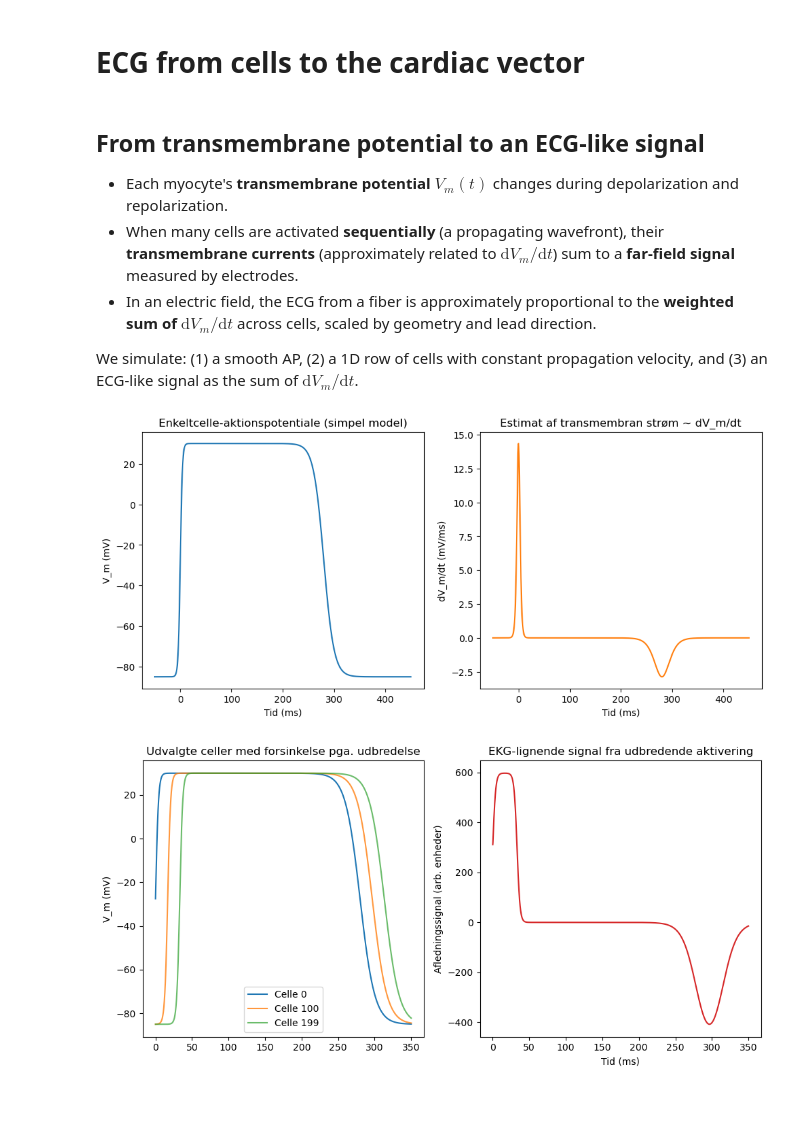
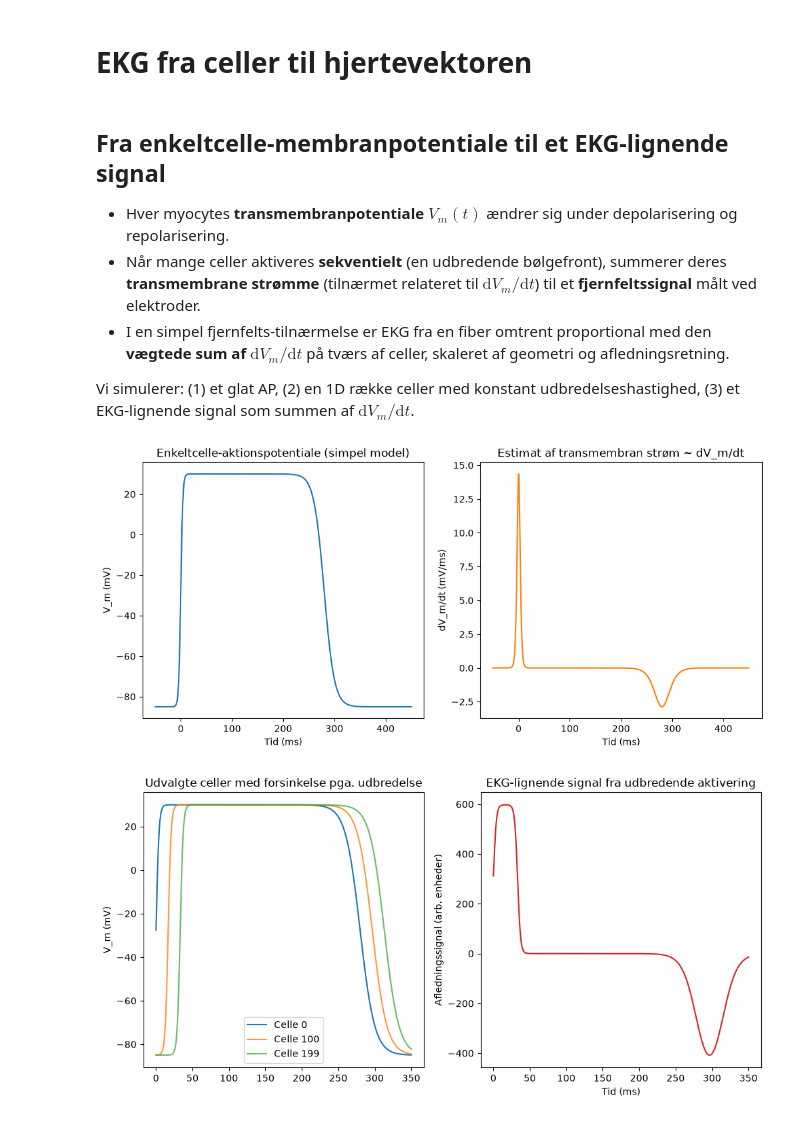
Before and after one commit to AAU-ST3-KHF/cardiovascular_system_hjertet, a Jupyter notebook: Exercise Heart 2.ipynb, the cells around one changed output. Drawn from its saved outputs; the diff is of its cells as text; code cells hidden in the pictures.

```diff
--- a/Exercise Heart 2.ipynb
+++ b/Exercise Heart 2.ipynb
@@ -1,3 +1,3 @@
 # %% [markdown]
-# ECG from cells to the cardiac vector
+# EKG fra celler til hjertevektoren
 # %%
@@ -8,51 +10,48 @@ import matplotlib.pyplot as plt
 # %% [markdown]
-## From transmembrane potential to an ECG-like signal
+## Fra enkeltcelle‑membranpotentiale til et EKG‑lignende signal
 
-- Each myocyte's **transmembrane potential** $V_m(t)$ changes during depolarization and repolarization.
-- When many cells are activated **sequentially** (a propagating wavefront), their **transmembrane currents** (approximately related to $\mathrm{d}V_m/\mathrm{d}t$) sum to a **far-field signal** measured by electrodes.
-- In an electric field, the ECG from a fiber is approximately proportional to the **weighted sum of $\mathrm{d}V_m/\mathrm{d}t$** across cells, scaled by geometry and lead direction.
+- Hver myocytes **transmembranpotentiale** $V_m(t)$ ændrer sig under depolarisering og repolarisering.
+- Når mange celler aktiveres **sekventielt** (en udbredende bølgefront), summerer deres **transmembrane strømme** (tilnærmet relateret til $\mathrm{d}V_m/\mathrm{d}t$) til et **fjernfeltssignal** målt ved elektroder.
+- I en simpel fjernfelts‑tilnærmelse er EKG fra en fiber omtrent proportional med den **vægtede sum af $\mathrm{d}V_m/\mathrm{d}t$** på tværs af celler, skaleret af geometri og afledningsretning.
 
-We simulate: (1) a smooth AP, (2) a 1D row of cells with constant propagation velocity, and (3) an ECG-like signal as the sum of $\mathrm{d}V_m/\mathrm{d}t$.
+Vi simulerer: (1) et glat AP, (2) en 1D række celler med konstant udbredelseshastighed, (3) et EKG‑lignende signal som summen af $\mathrm{d}V_m/\mathrm{d}t$.
 # %%
-from matplotlib.axes import Axes
-
-
-# 1.1 Define a simple action potential and visualize it
+# 1.1 Definér et simpelt aktionspotentiale og visualisér
 def sigmoid(x, tau):
     return 1.0 / (1.0 + np.exp(-x / tau))
 
 
 def simpelt_AP(
     t, t0=0.0, APD=300.0, tau_op=1.5, tau_rep=12.0, V_hvile=-85.0, V_top=30.0
 ):
     """
-    Smooth 'rectangular' AP: V_rest -> V_top -> V_rest
-    t in ms. APD ~ duration of the depolarized phase.
+    Glat 'rektangulært' AP: V_hvile -> V_top -> V_hvile
+    t i ms. APD ~ varighed af depolariseret fase.
     """
-    op = sigmoid(t - t0, tau_op)  # smooth depolarization after t0
-    ned = sigmoid((t0 + APD) - t, tau_rep)  # ~1 before APD, ~0 after APD
+    op = sigmoid(t - t0, tau_op)  # glat depolarisering efter t0
+    ned = sigmoid((t0 + APD) - t, tau_rep)  # ~1 før APD, ~0 efter APD
     boks = op * ned
     return V_hvile + (V_top - V_hvile) * boks
 
 
-# Demo: single AP
+# Demo: enkelt AP
 t = np.linspace(-50, 450, 2000)  # ms
 Vm = simpelt_AP(t, t0=0, APD=280, tau_op=2.0, tau_rep=10.0)
 
 fig, axs = plt.subplots(1, 2, figsize=(12, 5))
 axs: list[Axes]
 axs[0].plot(t, Vm)
-axs[0].set_title("Single-cell action potential (simple model)")
-axs[0].set_xlabel("Time (ms)")
+axs[0].set_title("Enkeltcelle-aktionspotentiale (simpel model)")
+axs[0].set_xlabel("Tid (ms)")
 axs[0].set_ylabel("V_m (mV)")
 
-# Time derivative (approximate transmembrane current signature)
+# Tidsderivativ (tilnærmet transmembran strømsignatur)
 dVm_dt = np.gradient(Vm, t[1] - t[0])
 axs[1].plot(t, dVm_dt, color="C1")
-axs[1].set_title("Estimate of transmembrane current ~ dV_m/dt")
-axs[1].set_xlabel("Time (ms)")
+axs[1].set_title("Estimat af transmembran strøm ~ dV_m/dt")
+axs[1].set_xlabel("Tid (ms)")
 axs[1].set_ylabel("dV_m/dt (mV/ms)")
 plt.show()
 # %% [output]
-[figure, old version]
+[figure, new version]
 # %%
```
Also changed, not shown: parts of 13 cells of this notebook, 4 other files.
